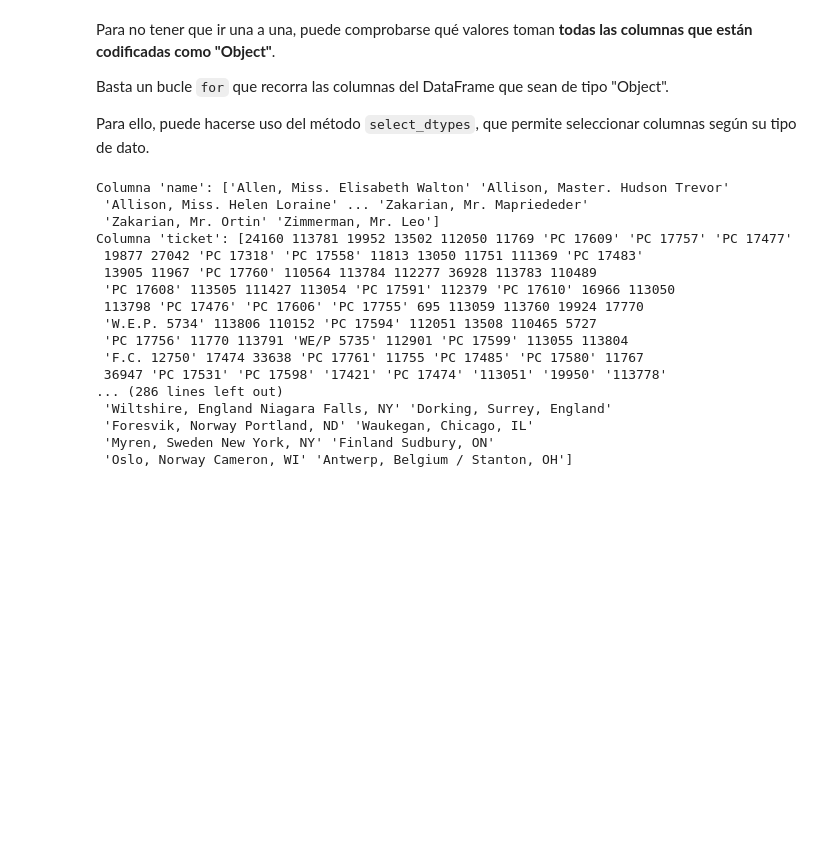
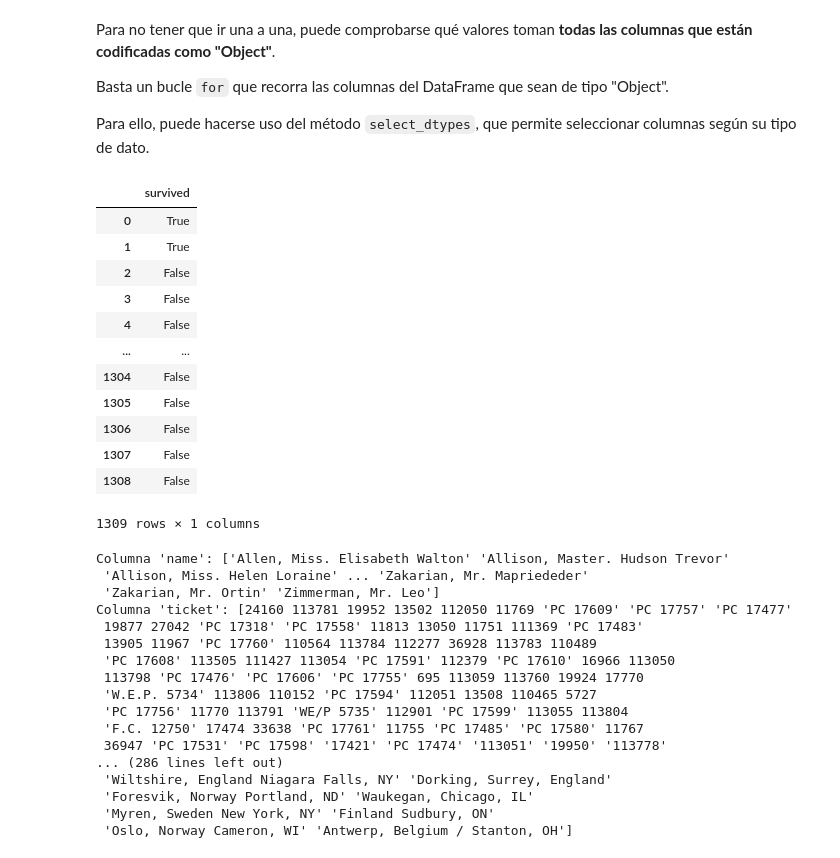
Before and after one commit to willwalker7/DS-Online-willwalker7, a Jupyter notebook: Masterclasses/Microcredenciales/02-Exploración de datos.ipynb, the cells around one changed output. Drawn from its saved outputs; the diff is of its cells as text; code cells hidden in the pictures; blank space fills up the shorter version.

```diff
--- a/Masterclasses/Microcredenciales/02-Exploración de datos.ipynb
+++ b/Masterclasses/Microcredenciales/02-Exploración de datos.ipynb
@@ -133,6 +199,23 @@ Para no tener que ir una a una, puede comprobarse qué valores toman **todas las
 Basta un bucle `for` que recorra las columnas del DataFrame que sean de tipo "Object".
 
 Para ello, puede hacerse uso del método `select_dtypes`, que permite seleccionar columnas según su tipo de dato.
+# %%
+# ejemplo
+df.select_dtypes(include='bool')
+# %% [output]
+|  | survived |
+| 0 | True |
+| 1 | True |
+| 2 | False |
+| 3 | False |
+| 4 | False |
+| ... | ... |
+| 1304 | False |
+| 1305 | False |
+| 1306 | False |
+| 1307 | False |
+| 1308 | False |
+1309 rows × 1 columns
 # %%
 for col in df.select_dtypes(include=["object"]).columns:
     print(f"Columna '{col}': {df[col].unique()}")
```
Also changed, not shown: parts of 41 cells of this notebook.
